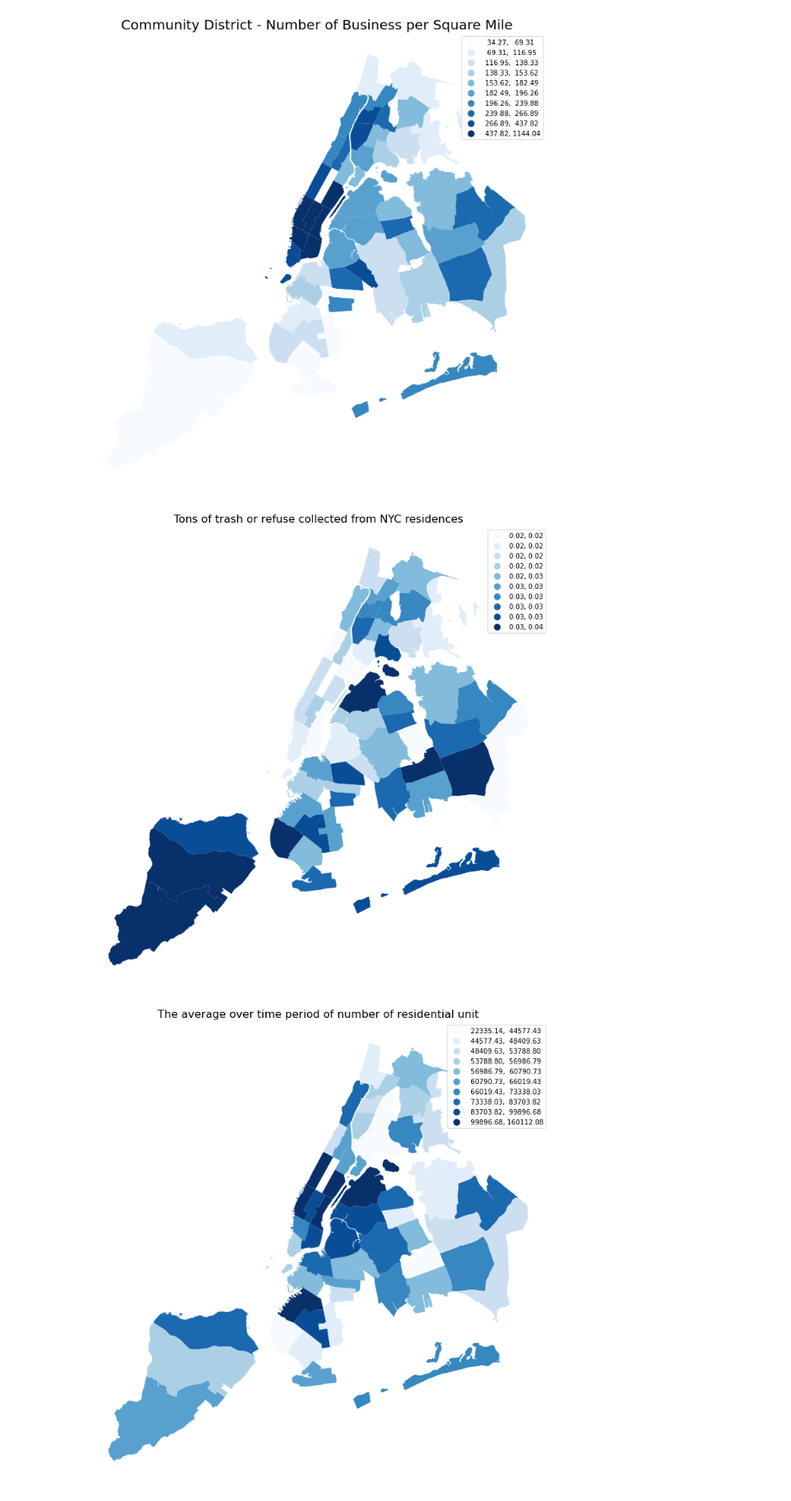
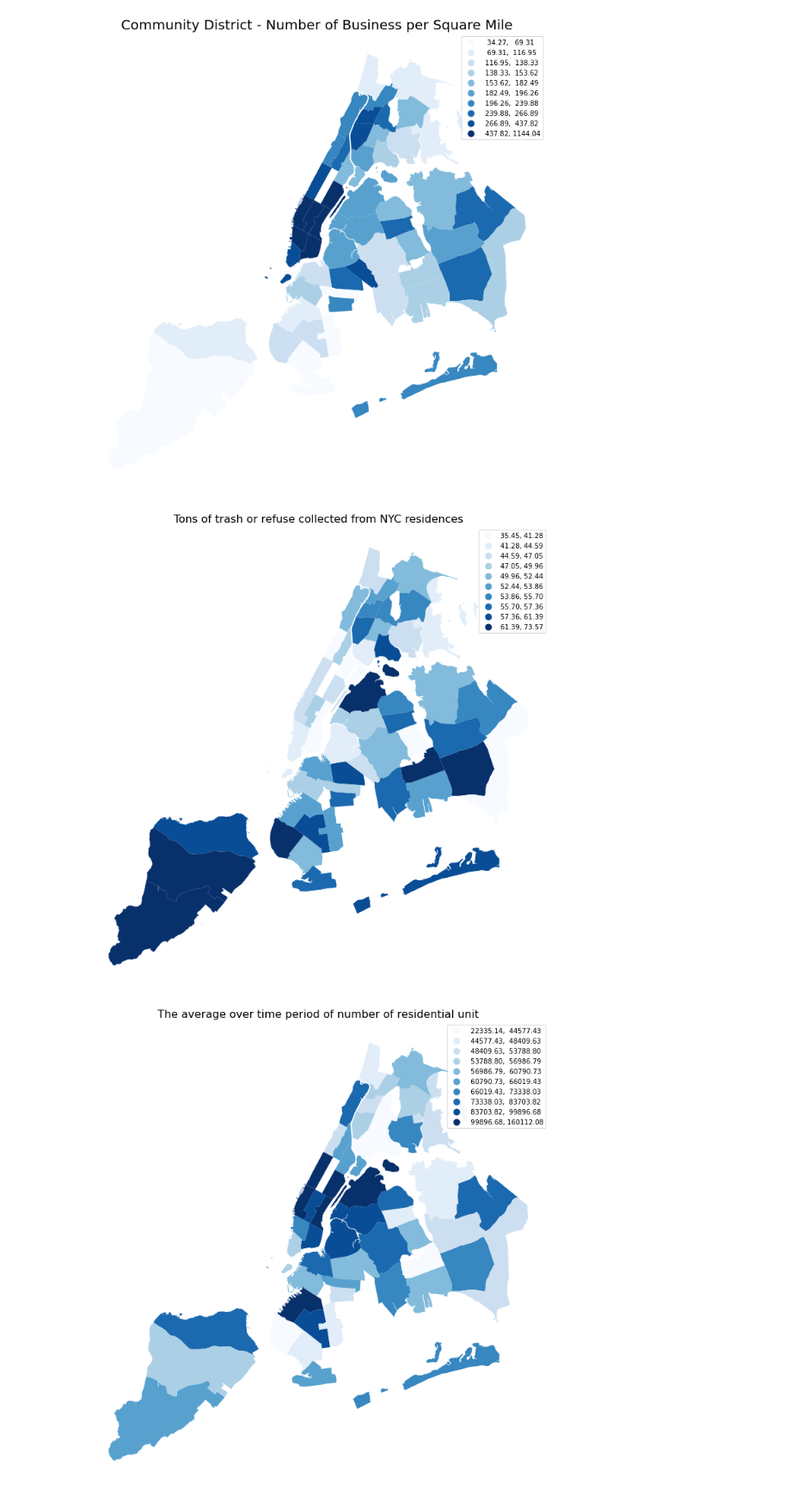
Before and after one commit to glpincus/NYCclean_ML4C, a Jupyter notebook: map_viz.ipynb, the cells around one changed output. Shown at 86% size. Drawn from its saved outputs; the diff is of its cells as text; code cells hidden in the pictures.

```diff
--- a/map_viz.ipynb
+++ b/map_viz.ipynb
@@ -59,6 +59,8 @@ cd_merge.head()
 | 3 | 4 | 205 | 3.831698e+07 | 29443.048129 | POLYGON ((-73.89138 40.86171, -73... | BX05 | BX05 | 2018.830508 | 6.491525 | ... |
 | 4 | 5 | 207 | 5.331180e+07 | 44812.008517 | POLYGON ((-73.87519 40.87158, -73... | BX07 | BX07 | 2018.830508 | 6.491525 | ... |
 5 rows × 50 columns
+# %%
+cd_merge['REFUSETONSCOLLECTED'] = cd_merge['REFUSETONSCOLLECTED_pp']*2000
 # %% [markdown]
 ### Combined
 # %%
@@ -171,14 +173,14 @@ plt.show()
 # %%
 # Collected Trash from NYC residences
 fig, ax = plt.subplots(1, figsize=(15,10))
-cd_merge.plot(column='REFUSETONSCOLLECTED_pp',categorical=False,cmap='Blues',legend=True, scheme='Quantiles', k=10, label="Dirty Level", ax=ax, )
+cd_merge.plot(column='REFUSETONSCOLLECTED',categorical=False,cmap='Blues',legend=True, scheme='Quantiles', k=10, label="Dirty Level", ax=ax, )
 ax.axis('off')
 ax.set_title('Tons of trash or refuse collected from NYC residences',fontsize=16)
 plt.tight_layout()
 plt.savefig('cd_refuse.png',dpi=300)
 plt.show()
 # %% [output]
-[figure, old version]
+[figure, new version]
 # %%
 # Number of Residential Unit
 fig, ax = plt.subplots(1, figsize=(15,10))
```
Also changed, not shown: parts of 4 cells of this notebook.
